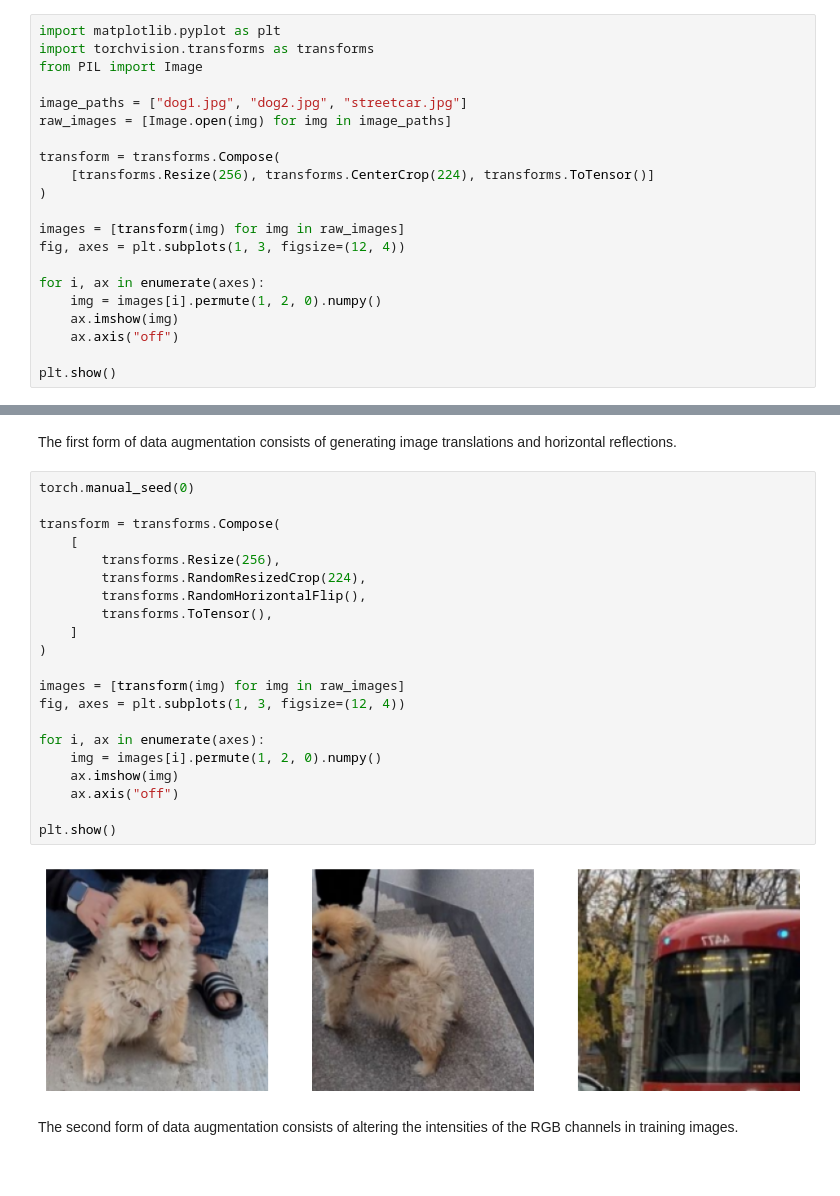
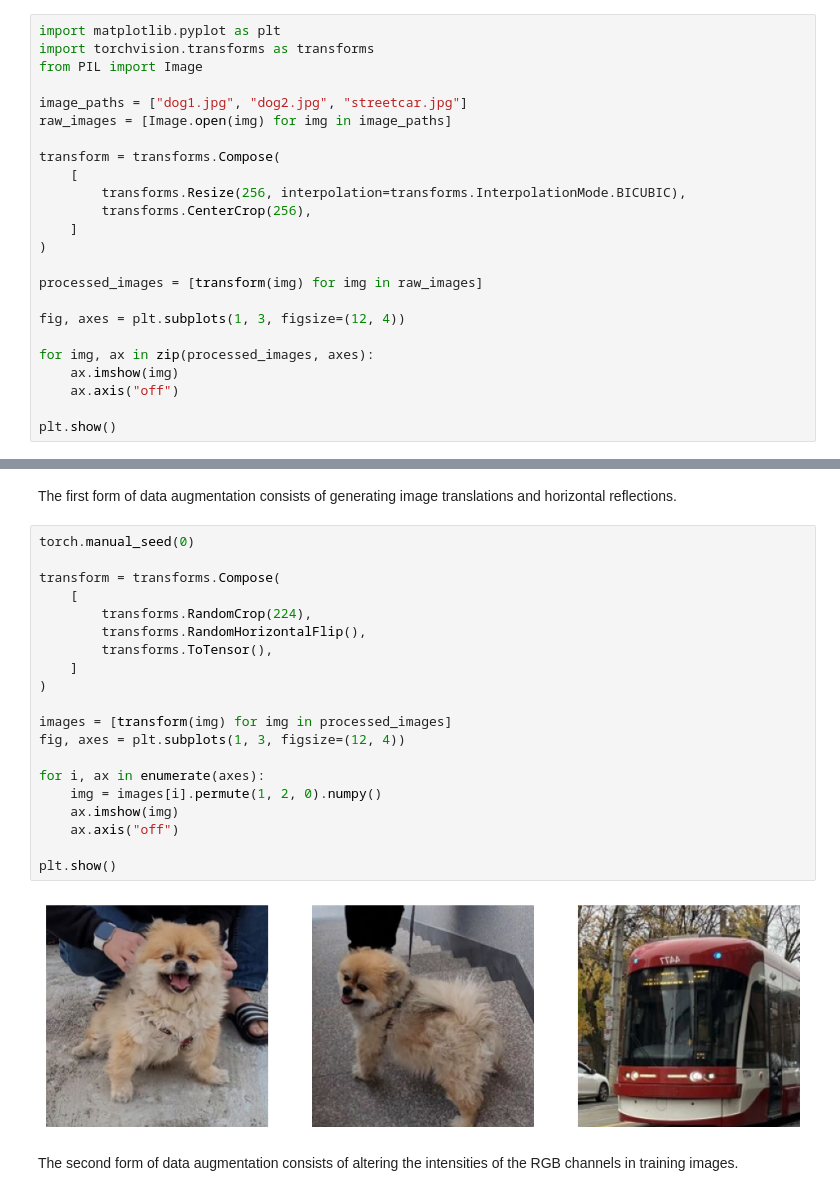
Before and after one commit to denev6/deep-learning-codes, a Jupyter notebook: models/alexnet.ipynb, the cells around one changed output, grey strips where cells are left out. Drawn from its saved outputs; the diff is of its cells as text.

```diff
--- a/models/alexnet.ipynb
+++ b/models/alexnet.ipynb
@@ -42,14 +41,17 @@ image_paths = ["dog1.jpg", "dog2.jpg", "streetcar.jpg"]
 raw_images = [Image.open(img) for img in image_paths]
 
 transform = transforms.Compose(
-    [transforms.Resize(256), transforms.CenterCrop(224), transforms.ToTensor()]
+    [
+        transforms.Resize(256, interpolation=transforms.InterpolationMode.BICUBIC),
+        transforms.CenterCrop(256),
+    ]
 )
 
-images = [transform(img) for img in raw_images]
+processed_images = [transform(img) for img in raw_images]
+
 fig, axes = plt.subplots(1, 3, figsize=(12, 4))
 
-for i, ax in enumerate(axes):
-    img = images[i].permute(1, 2, 0).numpy()
+for img, ax in zip(processed_images, axes):
     ax.imshow(img)
     ax.axis("off")
 
@@ -61,26 +63,25 @@ The first form of data augmentation consists of generating image translations an
 # %%
 torch.manual_seed(0)
 
 transform = transforms.Compose(
     [
-        transforms.Resize(256),
-        transforms.RandomResizedCrop(224),
+        transforms.RandomCrop(224),
         transforms.RandomHorizontalFlip(),
         transforms.ToTensor(),
     ]
 )
 
-images = [transform(img) for img in raw_images]
+images = [transform(img) for img in processed_images]
 fig, axes = plt.subplots(1, 3, figsize=(12, 4))
 
 for i, ax in enumerate(axes):
     img = images[i].permute(1, 2, 0).numpy()
     ax.imshow(img)
     ax.axis("off")
 
 plt.show()
 # %% [output]
-[figure, old version]
+[figure, new version]
 # %% [markdown]
 The second form of data augmentation consists of altering the intensities of the RGB channels in training images.
 # %%
```
Also changed, not shown: parts of 3 cells of this notebook, 2 other files.
